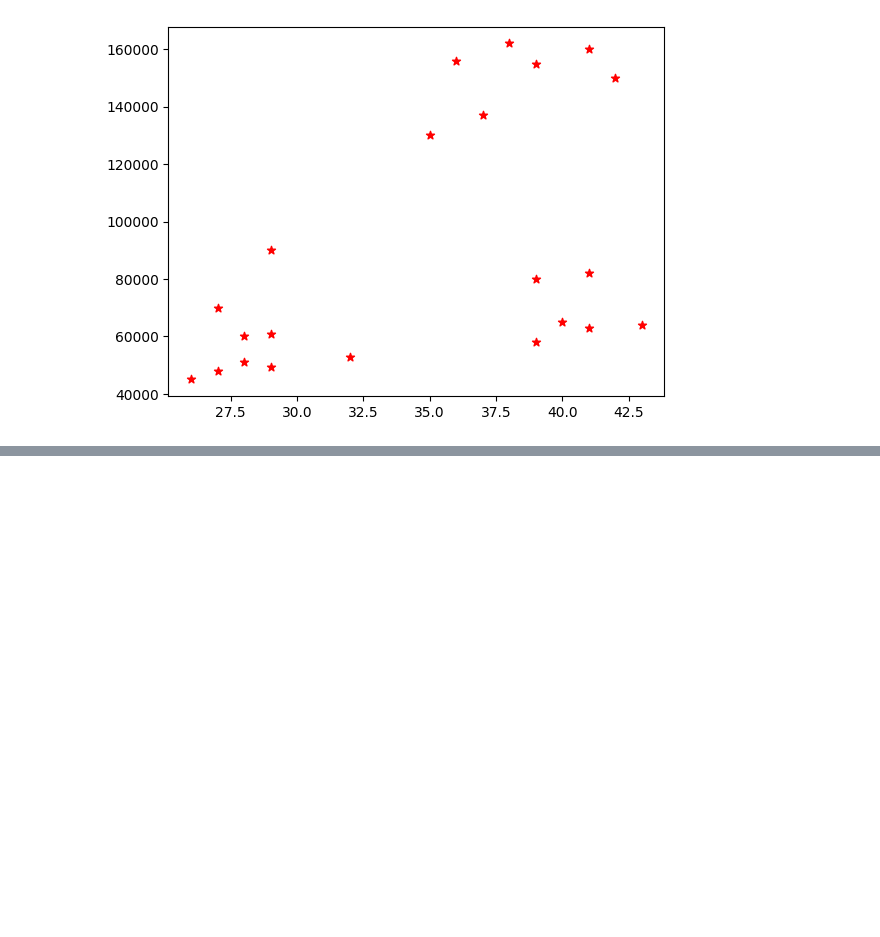
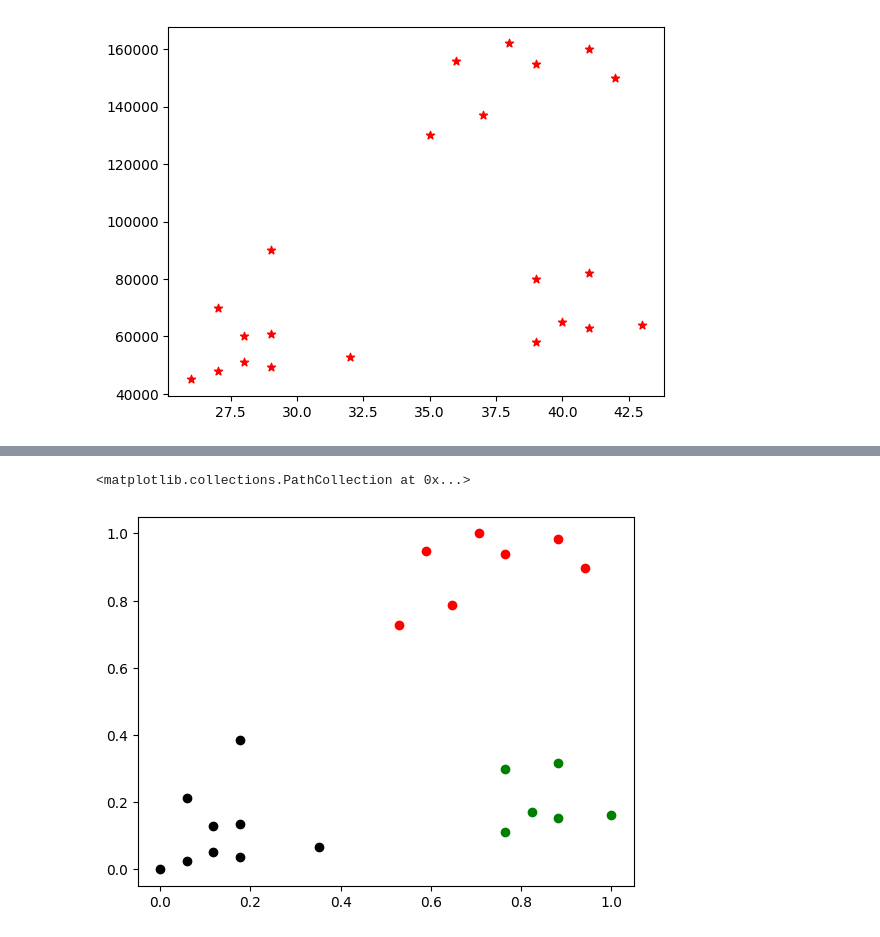
Before and after one commit to NayeemHossenJim/Machine-Learning, a Jupyter notebook: 5. Machine_Learning/13. K_Means Clustaring/learn.ipynb, the cells around one changed output, grey strips where cells are left out. Drawn from its saved outputs; the diff is of its cells as text; code cells hidden in the pictures; blank space fills up the shorter version.

```diff
--- a/5. Machine_Learning/13. K_Means Clustaring/learn.ipynb
+++ b/5. Machine_Learning/13. K_Means Clustaring/learn.ipynb
@@ -47,0 +48,14 @@ plt.legend()
+# %%
+scaler = MinMaxScaler()
+
+scaler.fit(df[['Income($)']])
+df['Income($)'] = scaler.transform(df[['Income($)']])
+
+scaler.fit(df[['Age']])
+df['Age'] = scaler.transform(df[['Age']])
+# %%
+KM = KMeans(n_clusters=3)
+Y_Predicted = KM.fit_predict(df[["Age","Income($)"]])
+df = df.drop(df[["Cluster"]],axis="columns")
+df['Clusters']=Y_Predicted
+df.head()
@@ -47,0 +69,10 @@ plt.legend()
+# %%
+df1 = df[df.Clusters==0]
+df2 = df[df.Clusters==1]
+df3 = df[df.Clusters==2]
+plt.scatter(df1.Age,df1['Income($)'],color='green')
+plt.scatter(df2.Age,df2['Income($)'],color='red')
+plt.scatter(df3.Age,df3['Income($)'],color='black')
+# %% [output]
+<matplotlib.collections.PathCollection at 0x...>
+[figure, added]
```
Also changed, not shown: parts of 5 cells of this notebook.
